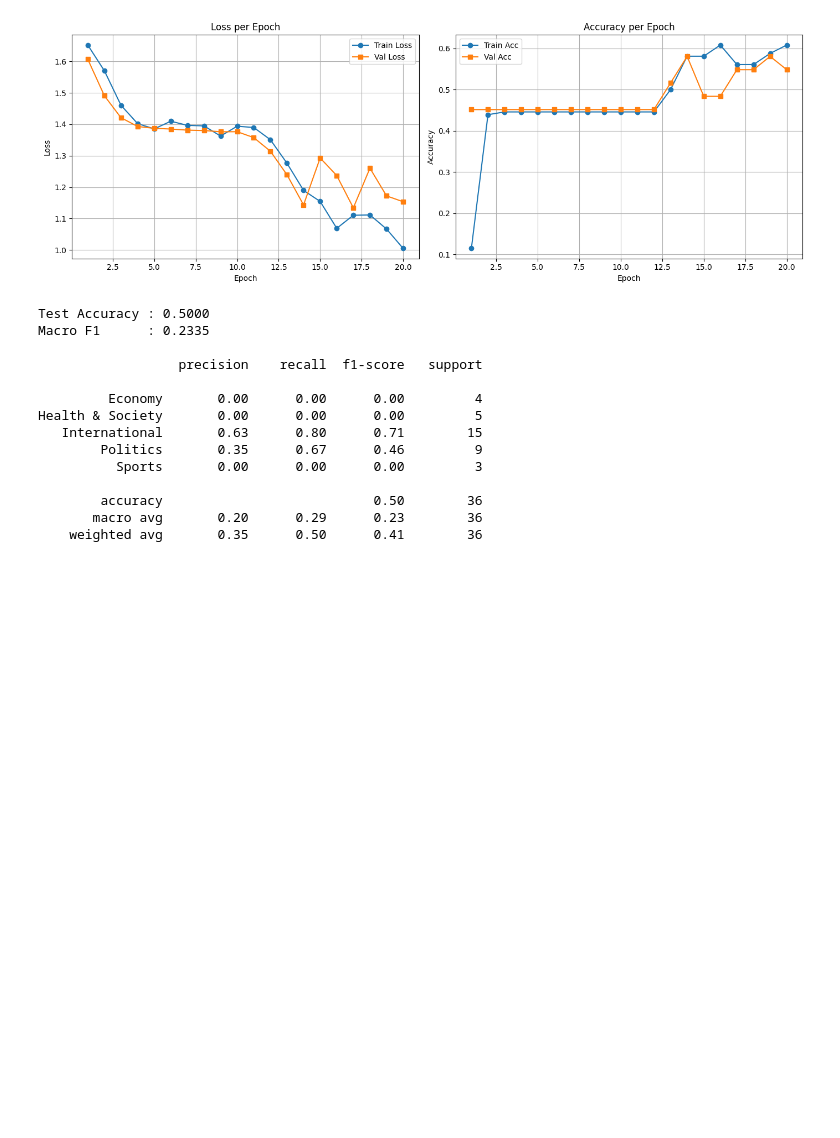
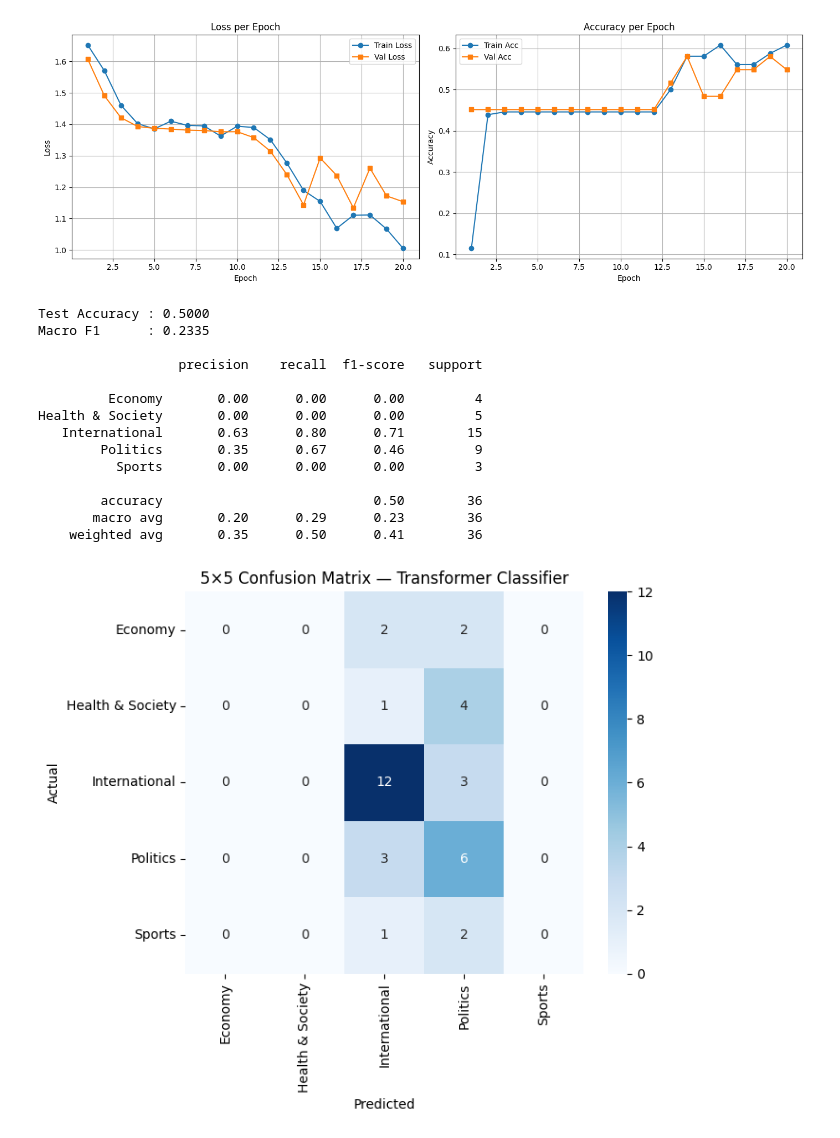
Before and after one commit to maryam2004-hub/i23-6004-NLP-Assignment2, a Jupyter notebook: code.ipynb, the cells around one changed output. Saved outputs shown, nothing was run; the diff lists cells and outputs as text; code cells hidden in the pictures; blank space fills up the shorter version.

Commit message:
Now printing the 5x5 confusion matrix

```diff
--- a/code.ipynb
+++ b/code.ipynb
@@ -2124,3 +2124,19 @@ Health & Society       0.00      0.00      0.00         5
         accuracy                           0.50        36
        macro avg       0.20      0.29      0.23        36
     weighted avg       0.35      0.50      0.41        36
+# %%
+# ── 3. CONFUSION MATRIX ──────────────────────────────────────────
+cm = confusion_matrix(all_labels, all_preds)
+
+plt.figure(figsize=(7, 6))
+sns.heatmap(
+    cm, annot=True, fmt="d", cmap="Blues",
+    xticklabels=cat_names, yticklabels=cat_names
+)
+plt.xlabel("Predicted")
+plt.ylabel("Actual")
+plt.title("5×5 Confusion Matrix — Transformer Classifier")
+plt.tight_layout()
+plt.show()
+# %% [output]
+[figure, added]
```
